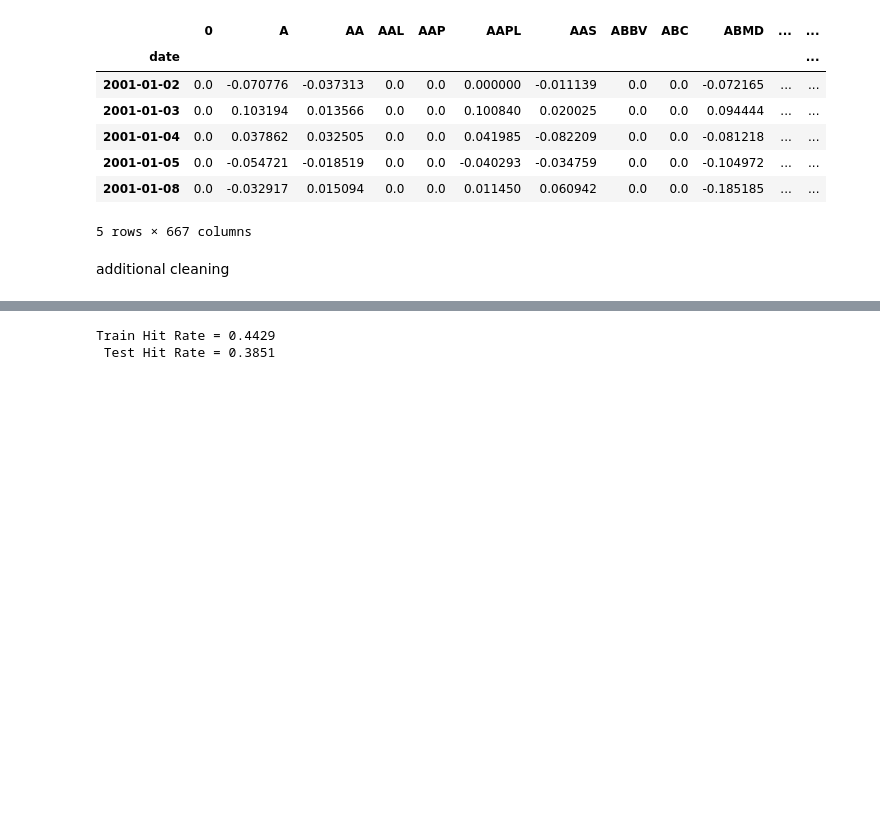
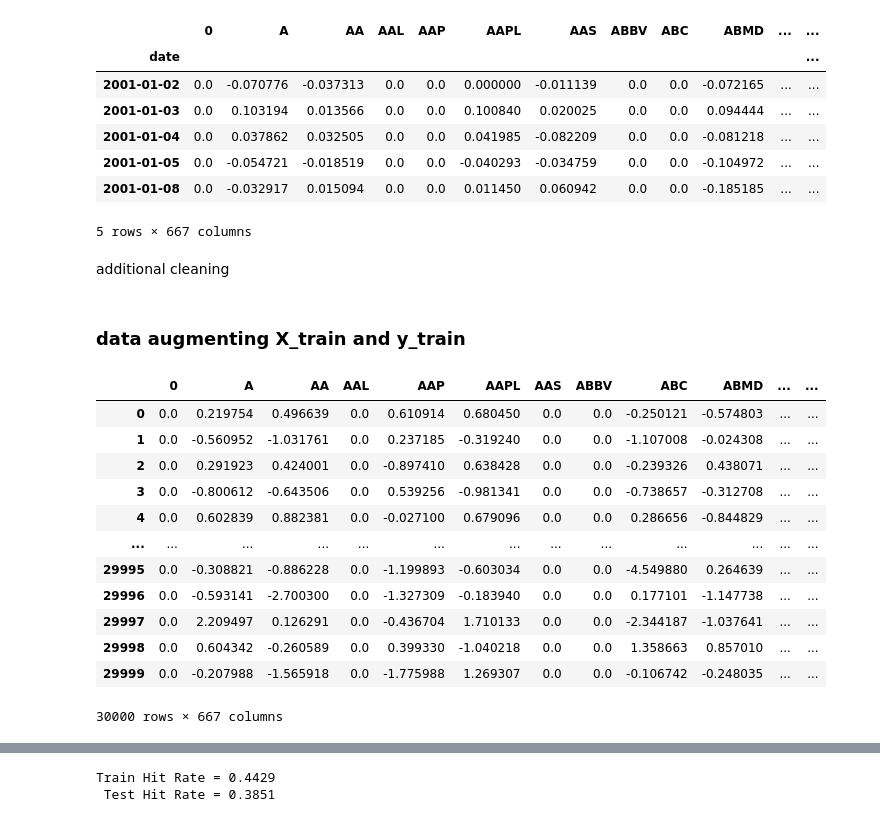
Before and after one commit to yliang409/finance-data-augment, a Jupyter notebook: neural_network_LY.ipynb, the cells around one changed output, grey strips where cells are left out. Saved outputs shown, nothing was run; the diff lists cells and outputs as text; code cells hidden in the pictures; blank space fills up the shorter version.

```diff
--- a/neural_network_LY.ipynb
+++ b/neural_network_LY.ipynb
@@ -52,0 +65,29 @@ features = features.replace([np.inf, -np.inf], 0).fillna(0)
+# %% [markdown]
+### data augmenting X_train and y_train
+# %%
+
+from augmentation import stationary_bootstrap
+
+train_df = returns[:split_idx]
+bootstrap_size = 100000
+bootstrap_train_df = stationary_bootstrap(
+    traindf=train_df,
+    sample_size=30000,
+    avg_block_length=30.0,
+    random_state=42
+)
+bootstrap_train_df
+# %% [output]
+|  | 0 | A | AA | AAL | AAP | AAPL | AAS | ABBV | ABC | ABMD | ... | ... |
+| 0 | 0.0 | 0.219754 | 0.496639 | 0.0 | 0.610914 | 0.680450 | 0.0 | 0.0 | -0.250121 | -0.574803 | ... | ... |
+| 1 | 0.0 | -0.560952 | -1.031761 | 0.0 | 0.237185 | -0.319240 | 0.0 | 0.0 | -1.107008 | -0.024308 | ... | ... |
+| 2 | 0.0 | 0.291923 | 0.424001 | 0.0 | -0.897410 | 0.638428 | 0.0 | 0.0 | -0.239326 | 0.438071 | ... | ... |
+| 3 | 0.0 | -0.800612 | -0.643506 | 0.0 | 0.539256 | -0.981341 | 0.0 | 0.0 | -0.738657 | -0.312708 | ... | ... |
+| 4 | 0.0 | 0.602839 | 0.882381 | 0.0 | -0.027100 | 0.679096 | 0.0 | 0.0 | 0.286656 | -0.844829 | ... | ... |
+| ... | ... | ... | ... | ... | ... | ... | ... | ... | ... | ... | ... | ... |
+| 29995 | 0.0 | -0.308821 | -0.886228 | 0.0 | -1.199893 | -0.603034 | 0.0 | 0.0 | -4.549880 | 0.264639 | ... | ... |
+| 29996 | 0.0 | -0.593141 | -2.700300 | 0.0 | -1.327309 | -0.183940 | 0.0 | 0.0 | 0.177101 | -1.147738 | ... | ... |
+| 29997 | 0.0 | 2.209497 | 0.126291 | 0.0 | -0.436704 | 1.710133 | 0.0 | 0.0 | -2.344187 | -1.037641 | ... | ... |
+| 29998 | 0.0 | 0.604342 | -0.260589 | 0.0 | 0.399330 | -1.040218 | 0.0 | 0.0 | 1.358663 | 0.857010 | ... | ... |
+| 29999 | 0.0 | -0.207988 | -1.565918 | 0.0 | -1.775988 | 1.269307 | 0.0 | 0.0 | -0.106742 | -0.248035 | ... | ... |
+30000 rows × 667 columns
```
Also changed, not shown: parts of 6 cells of this notebook, 6 other files.
